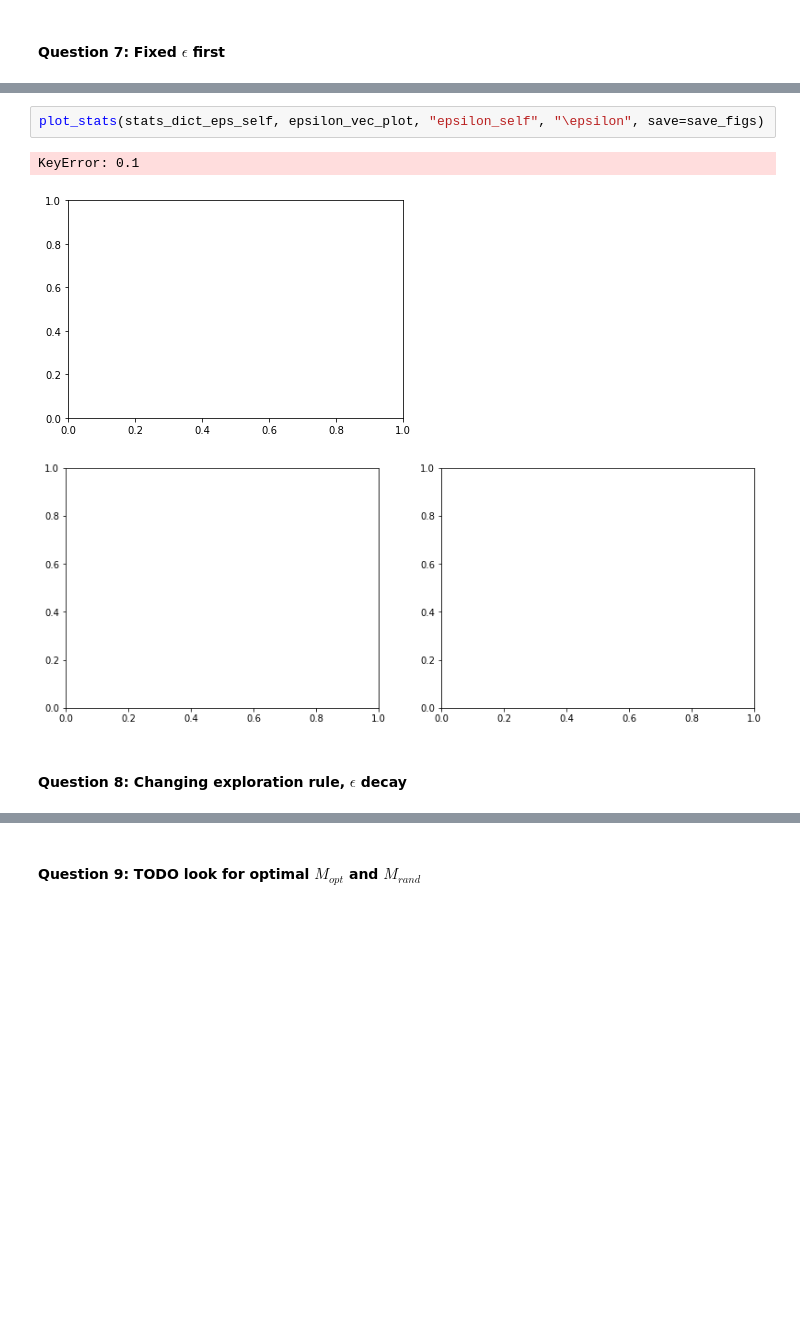
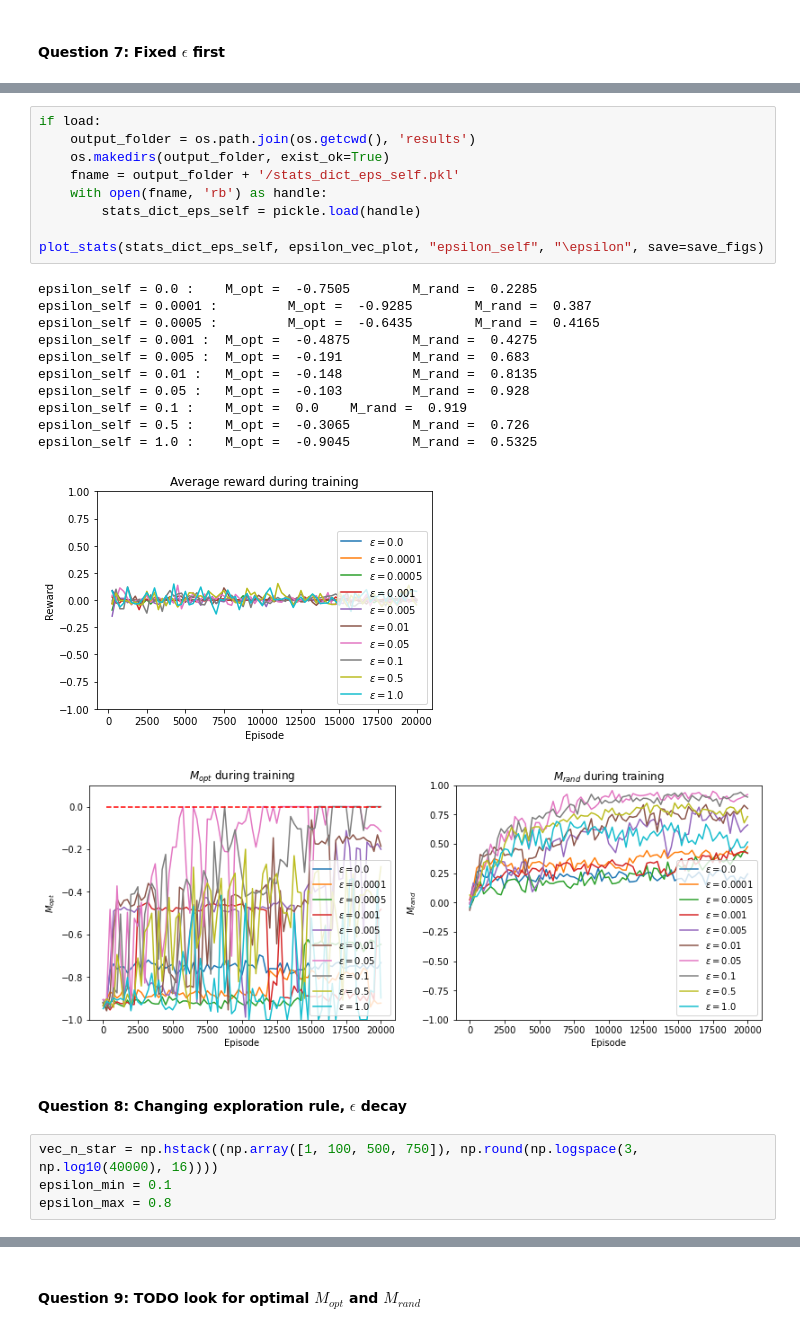
Before and after one commit to IvanBioli/ANN_Project, a Jupyter notebook: code/mini_project_1.ipynb, the cells around one changed output, grey strips where cells are left out. Cells and saved outputs as stored; diff of their text form; blank space fills up the shorter version.

```diff
--- a/code/mini_project_1.ipynb
+++ b/code/mini_project_1.ipynb
@@ -561,9 +482,29 @@ KeyboardInterrupt:
-# %%
-plot_stats(stats_dict_eps_self, epsilon_vec_plot, "epsilon_self", "\epsilon", save=save_figs)
-# %% [output]
-KeyError: 0.1
-[figure, removed]
-[figure, removed]
+# %%
+if load:
+    output_folder = os.path.join(os.getcwd(), 'results')
+    os.makedirs(output_folder, exist_ok=True)
+    fname = output_folder + '/stats_dict_eps_self.pkl'
+    with open(fname, 'rb') as handle:
+        stats_dict_eps_self = pickle.load(handle)
+
+plot_stats(stats_dict_eps_self, epsilon_vec_plot, "epsilon_self", "\epsilon", save=save_figs)
+# %% [output]
+epsilon_self = 0.0 :    M_opt =  -0.7505        M_rand =  0.2285
+epsilon_self = 0.0001 :         M_opt =  -0.9285        M_rand =  0.387
+epsilon_self = 0.0005 :         M_opt =  -0.6435        M_rand =  0.4165
+epsilon_self = 0.001 :  M_opt =  -0.4875        M_rand =  0.4275
+epsilon_self = 0.005 :  M_opt =  -0.191         M_rand =  0.683
+epsilon_self = 0.01 :   M_opt =  -0.148         M_rand =  0.8135
+epsilon_self = 0.05 :   M_opt =  -0.103         M_rand =  0.928
+epsilon_self = 0.1 :    M_opt =  0.0    M_rand =  0.919
+epsilon_self = 0.5 :    M_opt =  -0.3065        M_rand =  0.726
+epsilon_self = 1.0 :    M_opt =  -0.9045        M_rand =  0.5325
+[figure, added]
+[figure, added]
 # %% [markdown]
 #### Question 8: Changing exploration rule, $\epsilon$ decay
+# %%
+vec_n_star = np.hstack((np.array([1, 100, 500, 750]), np.round(np.logspace(3, np.log10(40000), 16))))
+epsilon_min = 0.1
+epsilon_max = 0.8
 # %%
```
Also changed, not shown: parts of 16 cells of this notebook, 1 other file.
